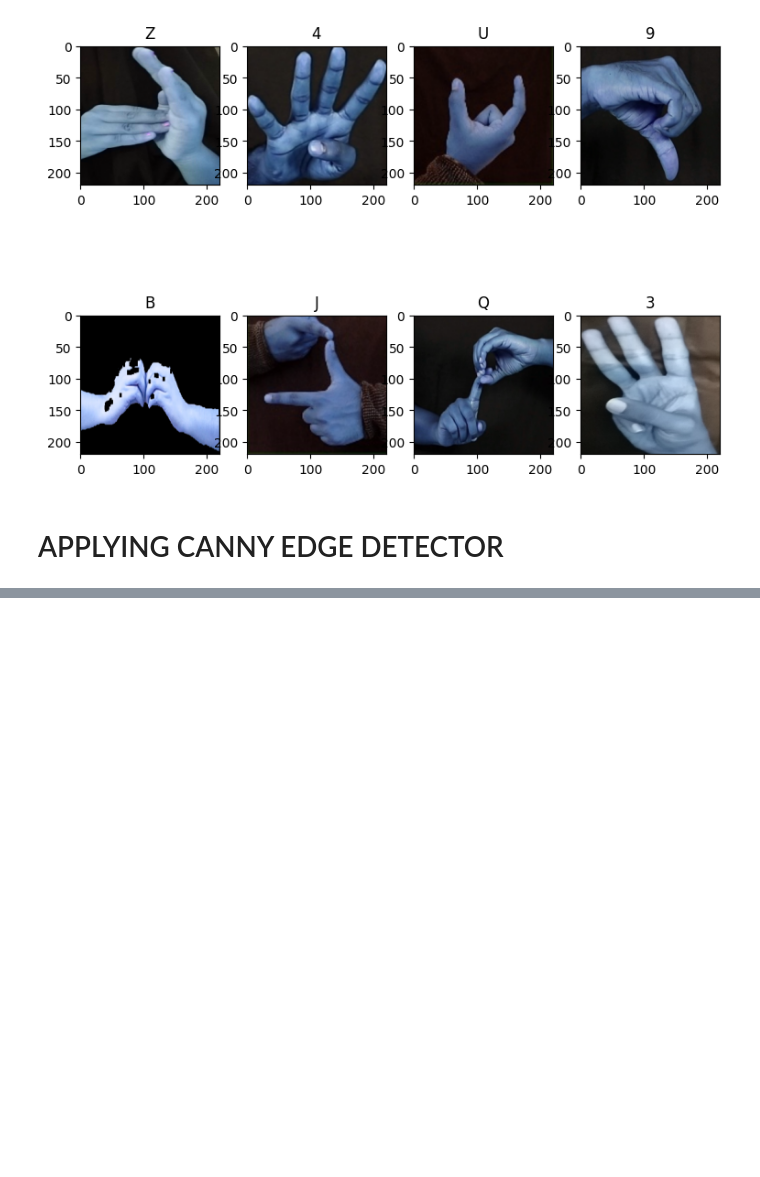
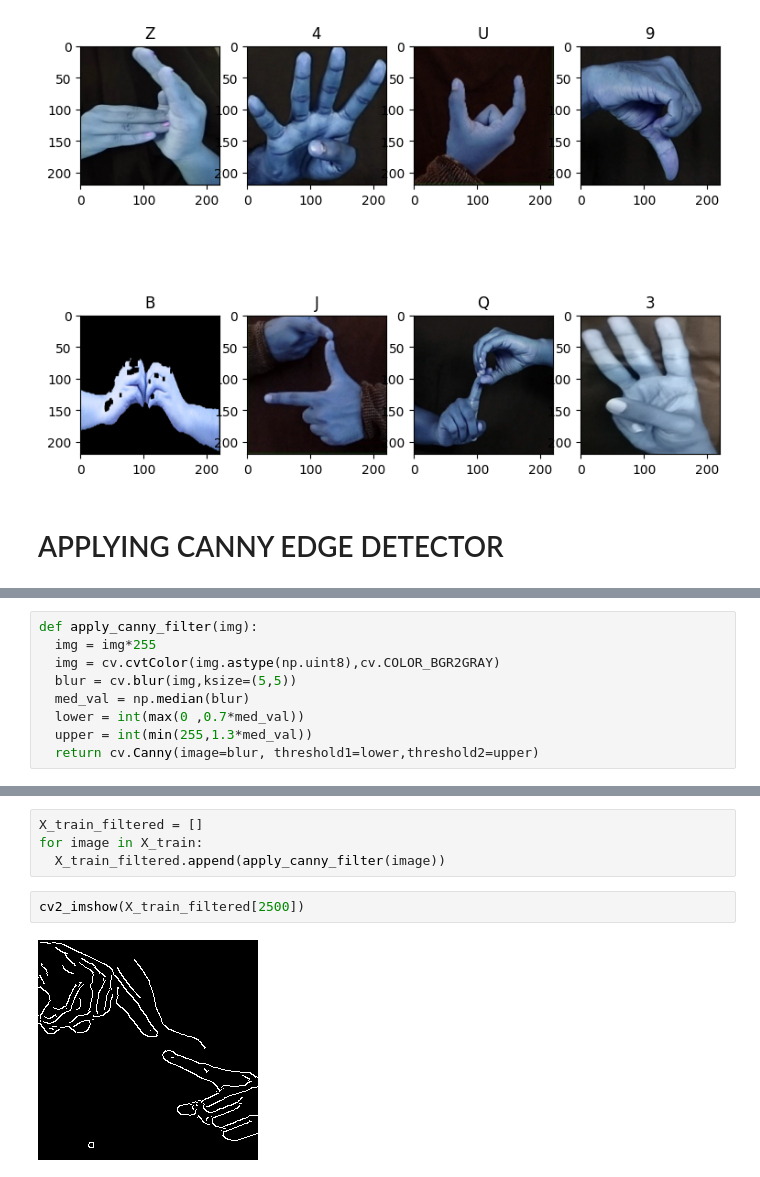
Before and after one commit to HariSkr11/indian-sign-language-detection, a Jupyter notebook: Model.ipynb, the cells around one changed output, grey strips where cells are left out. Saved outputs shown, nothing was run; the diff lists cells and outputs as text; blank space fills up the shorter version.

```diff
--- a/Model.ipynb
+++ b/Model.ipynb
@@ -80,0 +98,9 @@ for i in range(9):
+# %%
+def apply_canny_filter(img):
+  img = img*255
+  img = cv.cvtColor(img.astype(np.uint8),cv.COLOR_BGR2GRAY)
+  blur = cv.blur(img,ksize=(5,5))
+  med_val = np.median(blur)
+  lower = int(max(0 ,0.7*med_val))
+  upper = int(min(255,1.3*med_val))
+  return cv.Canny(image=blur, threshold1=lower,threshold2=upper)
@@ -80,0 +109,8 @@ for i in range(9):
+# %%
+X_train_filtered = []
+for image in X_train:
+  X_train_filtered.append(apply_canny_filter(image))
+# %%
+cv2_imshow(X_train_filtered[2500])
+# %% [output]
+[figure, added]
```
Also changed, not shown: parts of 4 cells of this notebook.
